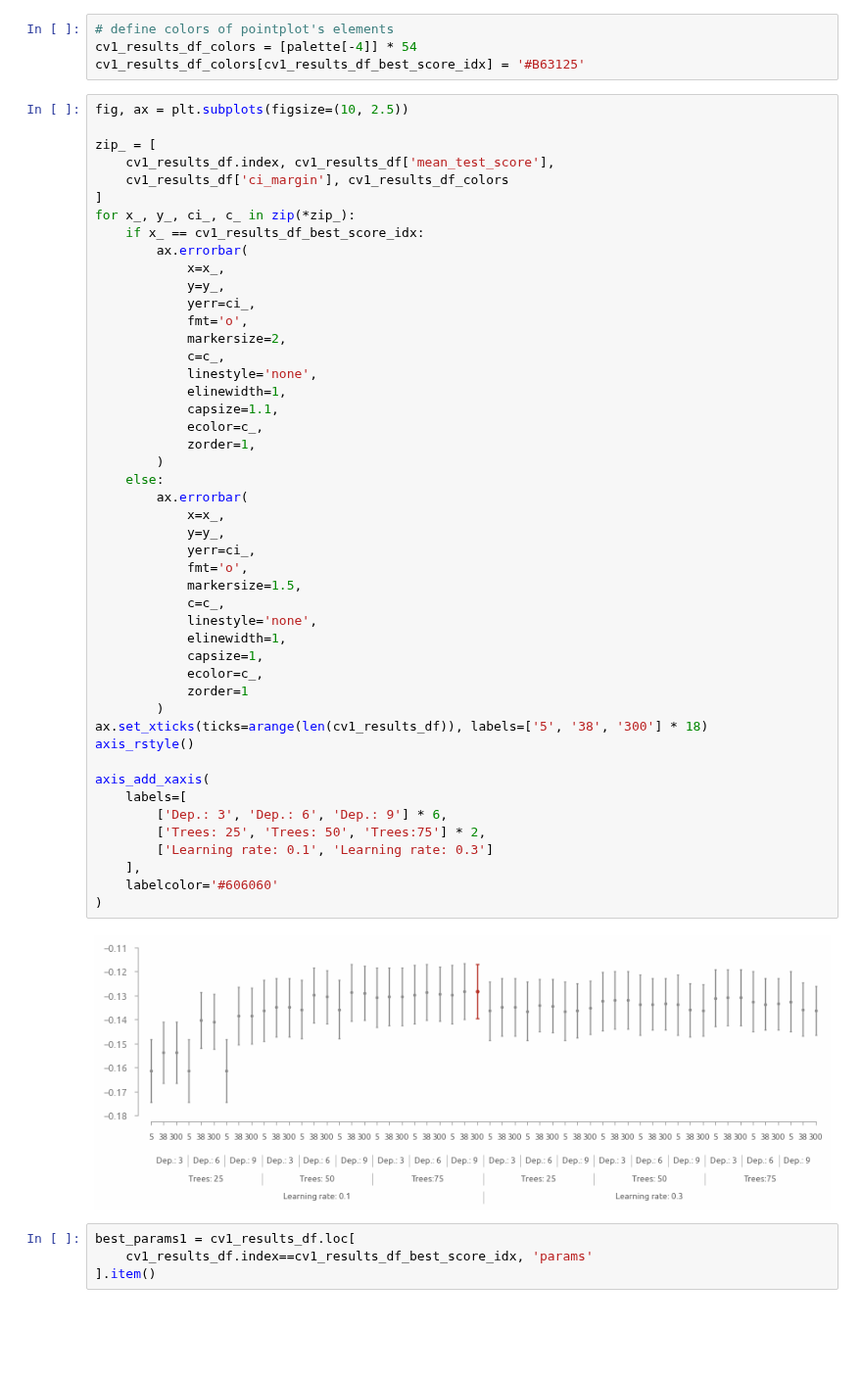
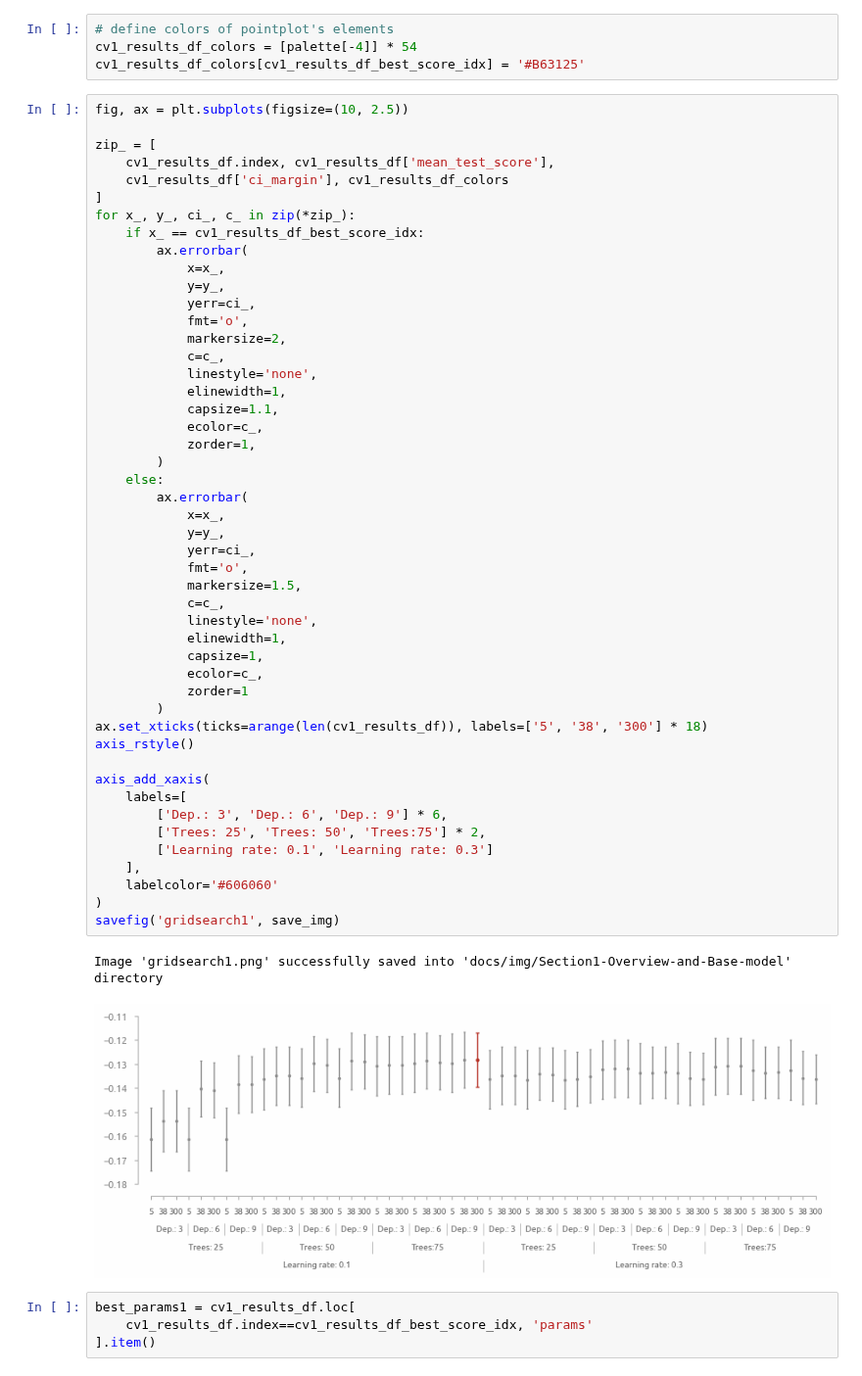
Before and after one commit to a-chasovsky/house-prices, a Jupyter notebook: 1-Overview-and-Base-model.ipynb, the cells around one changed output. Shown at 98% size. Drawn from its saved outputs; the diff is of its cells as text; blank space fills up the shorter version.

```diff
--- a/1-Overview-and-Base-model.ipynb
+++ b/1-Overview-and-Base-model.ipynb
@@ -818,34 +818,36 @@ for x_, y_, ci_, c_ in zip(*zip_):
             capsize=1.1,
             ecolor=c_,
             zorder=1,
         )
     else:
         ax.errorbar(
             x=x_,
             y=y_,
             yerr=ci_,
             fmt='o',
             markersize=1.5,
             c=c_,
             linestyle='none',
             elinewidth=1,
             capsize=1,
             ecolor=c_,
             zorder=1
         )
 ax.set_xticks(ticks=arange(len(cv1_results_df)), labels=['5', '38', '300'] * 18)
 axis_rstyle()
 
 axis_add_xaxis(
     labels=[
         ['Dep.: 3', 'Dep.: 6', 'Dep.: 9'] * 6,
         ['Trees: 25', 'Trees: 50', 'Trees:75'] * 2,
         ['Learning rate: 0.1', 'Learning rate: 0.3']
     ],
     labelcolor='#606060'
 )
+savefig('gridsearch1', save_img)
 # %% [output]
+Image 'gridsearch1.png' successfully saved into 'docs/img/Section1-Overview-and-Base-model' directory
-[figure, old version]
+[figure, new version]
 # %%
 best_params1 = cv1_results_df.loc[
     cv1_results_df.index==cv1_results_df_best_score_idx, 'params'
```
Also changed, not shown: parts of 2 cells of this notebook, 7 other files.
